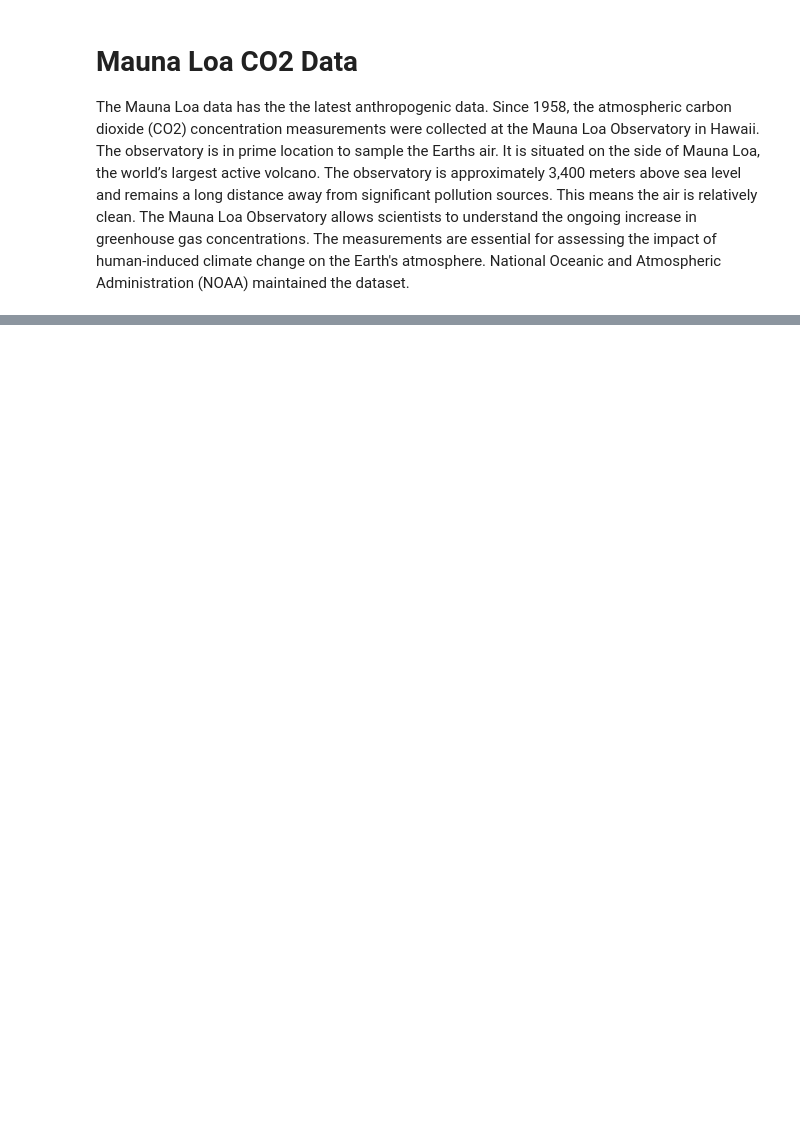
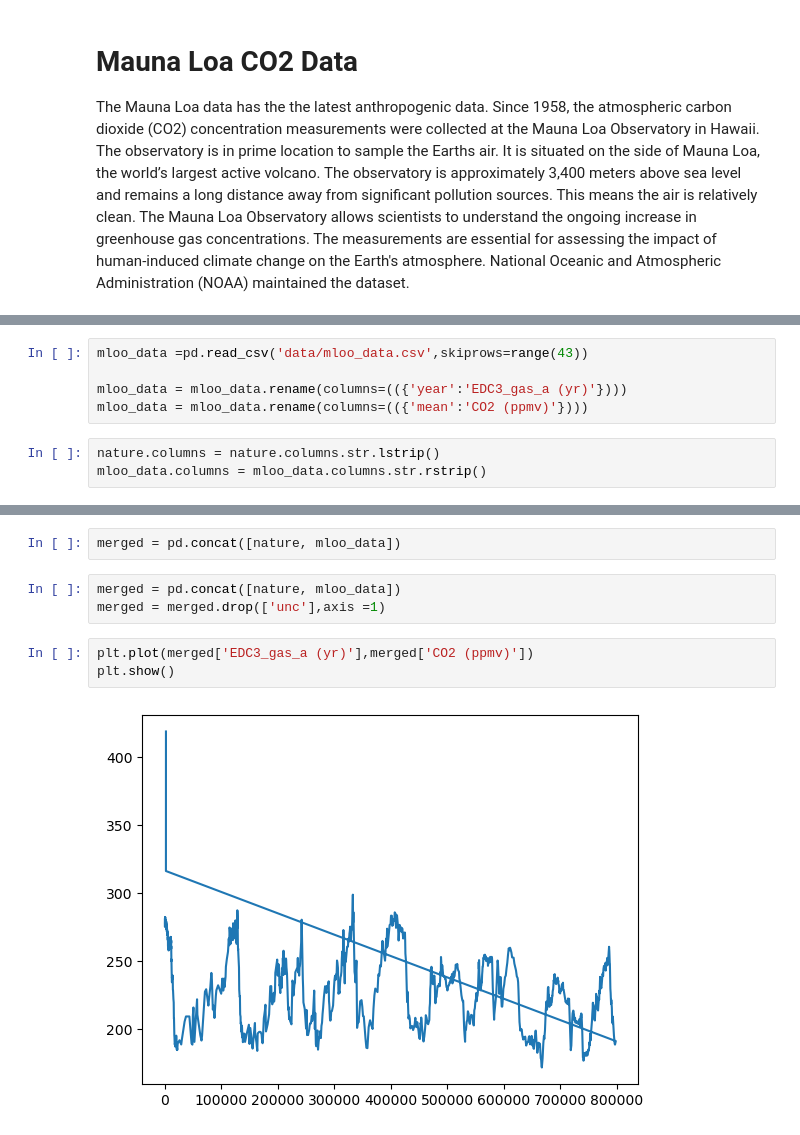
Before and after one commit to keithmmc/pda2, a Jupyter notebook: project2.ipynb, the cells around one changed output, grey strips where cells are left out. Cells and saved outputs as stored; diff of their text form; blank space fills up the shorter version.

```diff
--- a/project2.ipynb
+++ b/project2.ipynb
@@ -339,0 +368,8 @@ memory usage: 636.0 bytes
+# %%
+mloo_data =pd.read_csv('data/mloo_data.csv',skiprows=range(43))
+
+mloo_data = mloo_data.rename(columns=(({'year':'EDC3_gas_a (yr)'})))
+mloo_data = mloo_data.rename(columns=(({'mean':'CO2 (ppmv)'})))
+# %%
+nature.columns = nature.columns.str.lstrip()
+mloo_data.columns = mloo_data.columns.str.rstrip()
@@ -339,0 +408,10 @@ memory usage: 636.0 bytes
+# %%
+merged = pd.concat([nature, mloo_data])
+# %%
+merged = pd.concat([nature, mloo_data])
+merged = merged.drop(['unc'],axis =1)
+# %%
+plt.plot(merged['EDC3_gas_a (yr)'],merged['CO2 (ppmv)'])
+plt.show()
+# %% [output]
+[figure, added]
```
Also changed, not shown: parts of 32 cells of this notebook.
